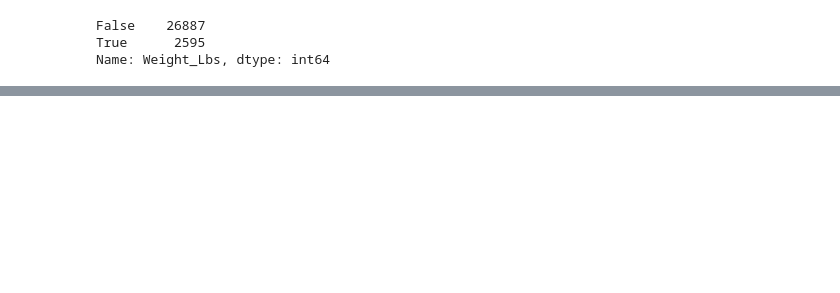
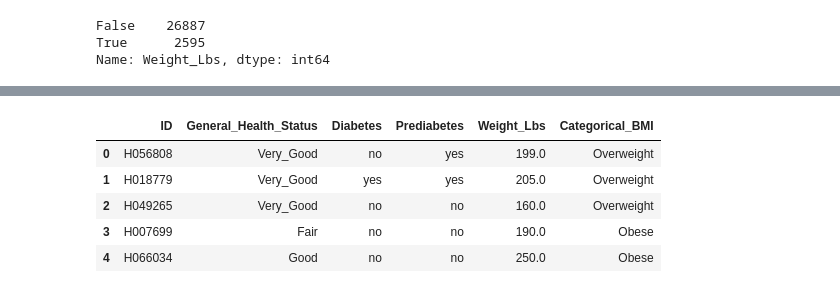
Before and after one commit to amyylin1/Drops_of_Jupyter, a Jupyter notebook: LoadDBS.ipynb, the cells around one changed output, grey strips where cells are left out. Saved outputs shown, nothing was run; the diff lists cells and outputs as text; code cells hidden in the pictures; blank space fills up the shorter version.

```diff
--- a/ExplorationByElina.ipynb
+++ b/LoadDBS.ipynb
@@ -499,0 +537,17 @@ dem_diabetes_df
+# %%
+General_Health_Status_df = dem_diabetes_df.loc[ :,[
+    'ID',
+    'General_Health_Status',
+    'Diabetes',
+    'Prediabetes',
+    'Weight_Lbs',
+    'Categorical_BMI']]
+
+General_Health_Status_df.head()
+# %% [output]
+|  | ID | General_Health_Status | Diabetes | Prediabetes | Weight_Lbs | Categorical_BMI |
+| 0 | H056808 | Very_Good | no | yes | 199.0 | Overweight |
+| 1 | H018779 | Very_Good | yes | yes | 205.0 | Overweight |
+| 2 | H049265 | Very_Good | no | no | 160.0 | Overweight |
+| 3 | H007699 | Fair | no | no | 190.0 | Obese |
+| 4 | H066034 | Good | no | no | 250.0 | Obese |
```
Also changed, not shown: parts of 12 cells of this notebook, 1 other file.
